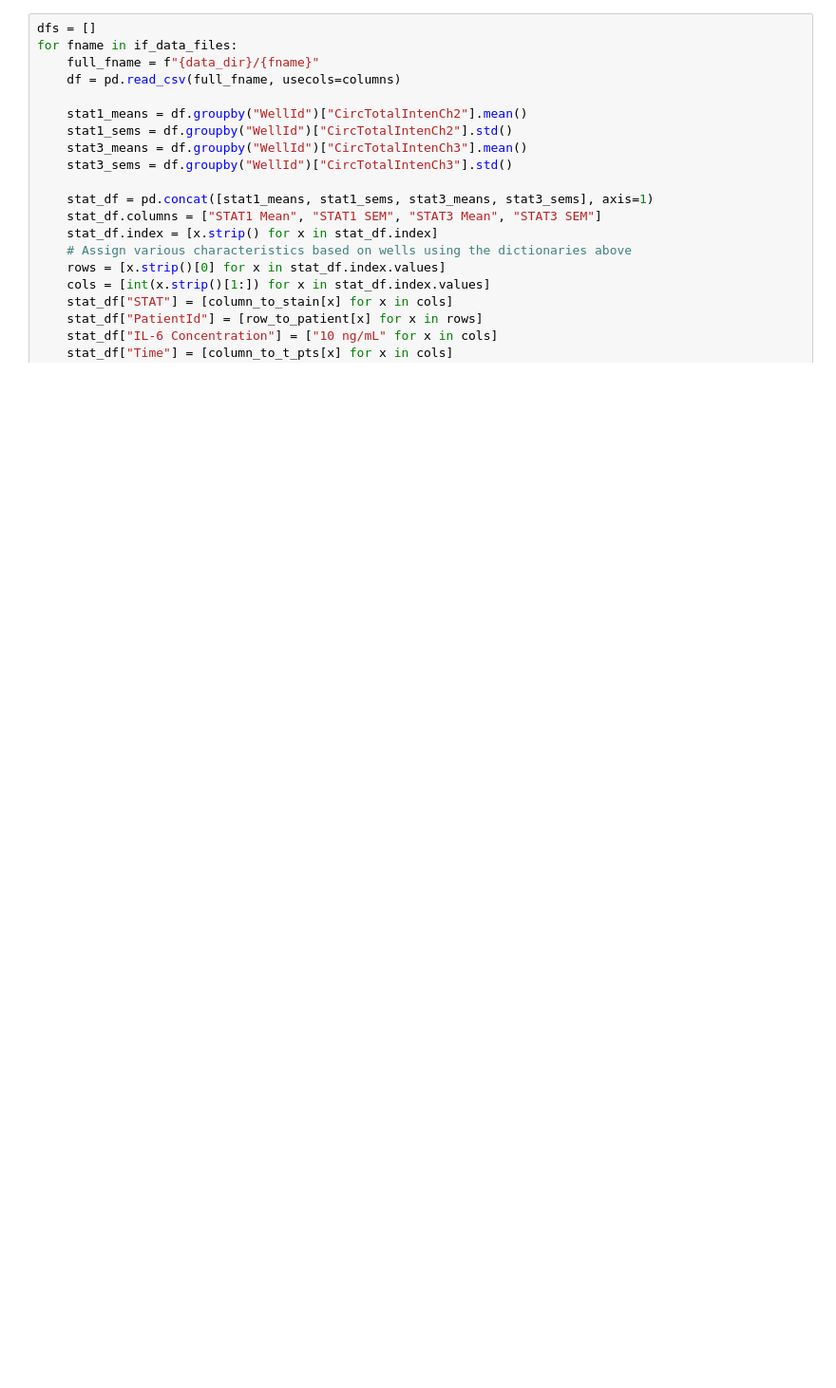
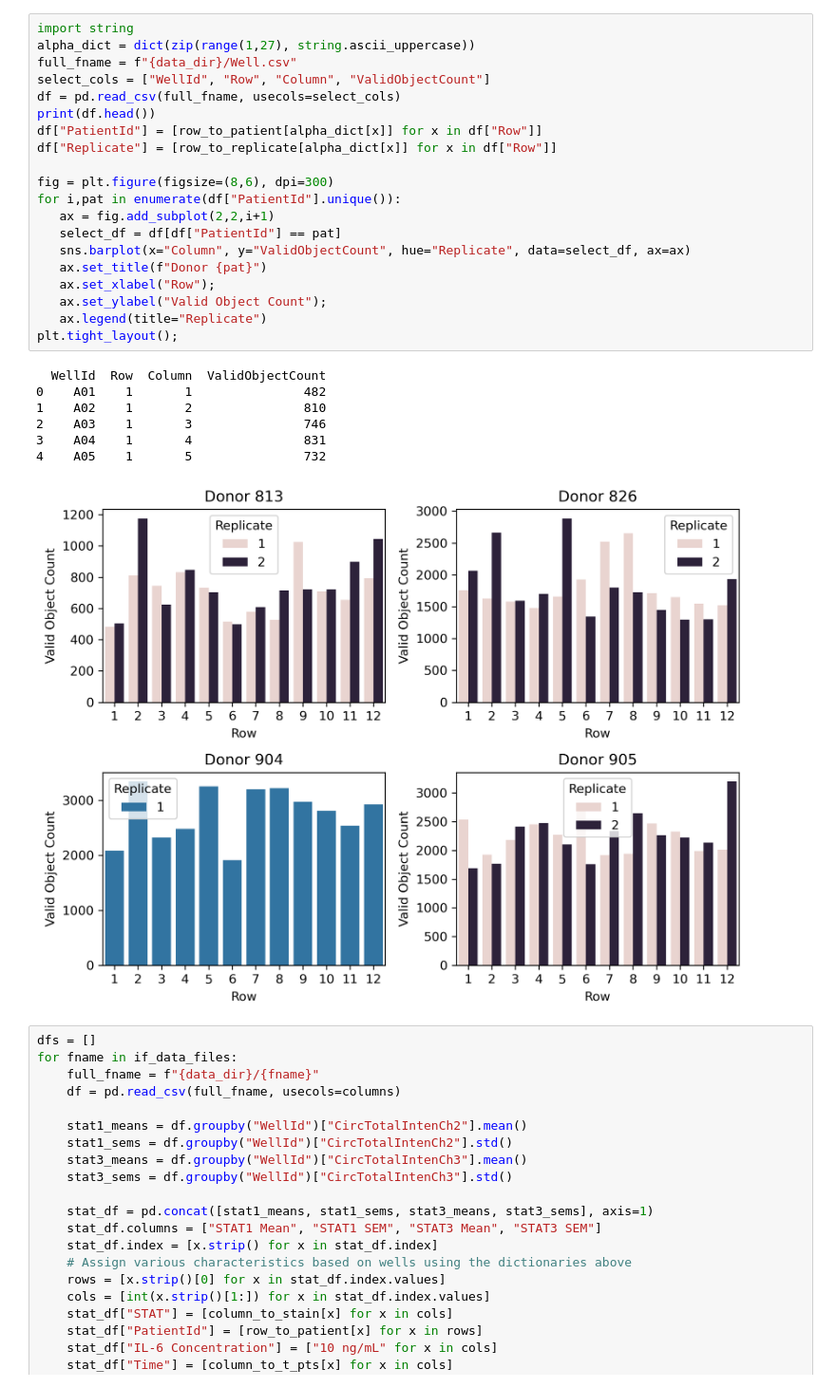
Before and after one commit to LarkinIt/visIF, a Jupyter notebook: code/hardcoded_visualization.ipynb, the cells around one changed output. Shown at 95% size. Saved outputs shown, nothing was run; the diff lists cells and outputs as text; blank space fills up the shorter version.

```diff
--- a/code/hardcoded_visualization.ipynb
+++ b/code/hardcoded_visualization.ipynb
@@ -62,6 +62,34 @@ if JAK_INHIBITORS:
 		"G":"1nM Filgotinib",
 		"H":"10nM Filgotinib"
 	}
+# %%
+import string
+alpha_dict = dict(zip(range(1,27), string.ascii_uppercase))
+full_fname = f"{data_dir}/Well.csv"
+select_cols = ["WellId", "Row", "Column", "ValidObjectCount"]
+df = pd.read_csv(full_fname, usecols=select_cols)
+print(df.head())
+df["PatientId"] = [row_to_patient[alpha_dict[x]] for x in df["Row"]]
+df["Replicate"] = [row_to_replicate[alpha_dict[x]] for x in df["Row"]]
+
+fig = plt.figure(figsize=(8,6), dpi=300)
+for i,pat in enumerate(df["PatientId"].unique()):
+   ax = fig.add_subplot(2,2,i+1)
+   select_df = df[df["PatientId"] == pat]
+   sns.barplot(x="Column", y="ValidObjectCount", hue="Replicate", data=select_df, ax=ax)
+   ax.set_title(f"Donor {pat}")
+   ax.set_xlabel("Row");
+   ax.set_ylabel("Valid Object Count");
+   ax.legend(title="Replicate")
+plt.tight_layout();
+# %% [output]
+  WellId  Row  Column  ValidObjectCount
+0    A01    1       1               482
+1    A02    1       2               810
+2    A03    1       3               746
+3    A04    1       4               831
+4    A05    1       5               732
+[figure, added]
 # %%
 dfs = []
 for fname in if_data_files:
```
Also changed, not shown: parts of 10 cells of this notebook.
